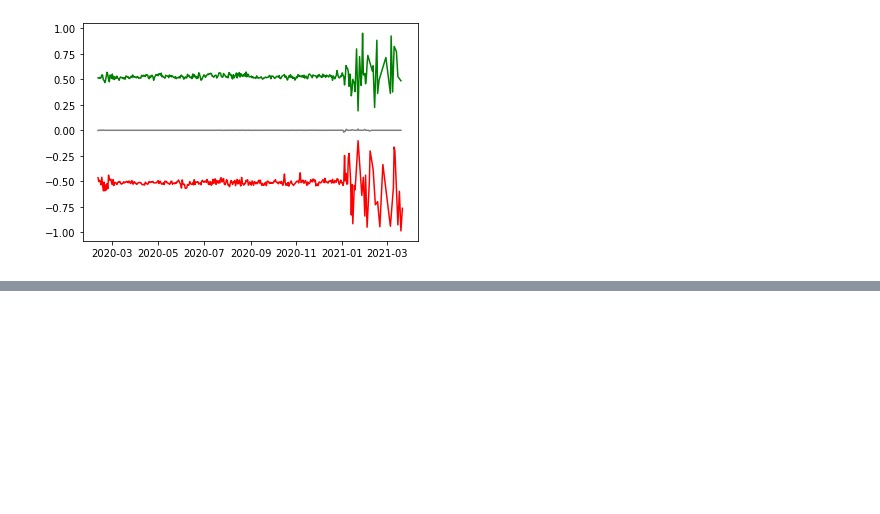
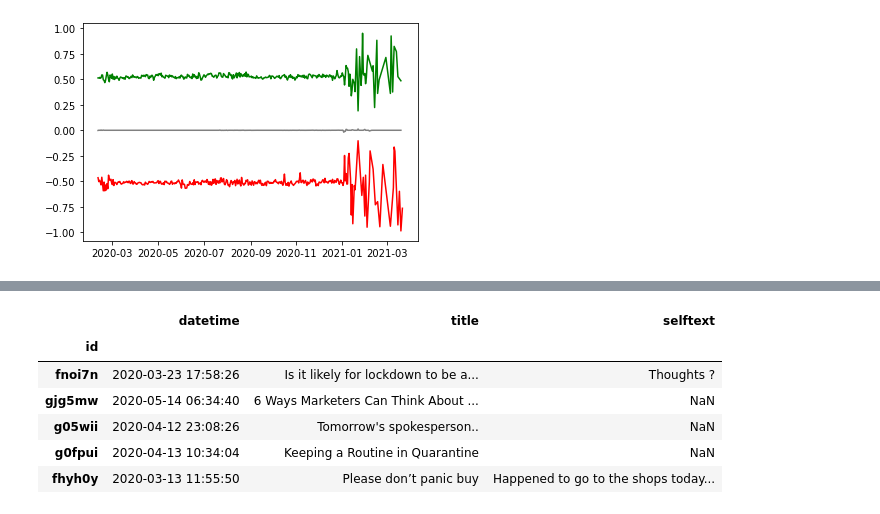
Before and after one commit to ollyjc99/COVID-19-Sentiment-and-Compliance-Analyzer, a Jupyter notebook: Data Analysis.ipynb, the cells around one changed output, grey strips where cells are left out. Drawn from its saved outputs; the diff is of its cells as text; code cells hidden in the pictures; blank space fills up the shorter version.

```diff
--- a/Data Analysis.ipynb
+++ b/Data Analysis.ipynb
@@ -136,3 +162,13 @@ c_df.sample(10)
 | fomuvpu | 2020-04-26 13:36:23 | The WHO suggests that with an ant... | neutral | 0.0000 | g8buor | t1_fommp1o |
 | ggocxud | 2020-12-22 08:51:30 | [removed] | neutral | 0.0000 | khwlpv | t1_ggo5uhp |
 | fnvfdbs | 2020-04-19 11:13:36 | It means poor.\n\n> Disadvantaged... | negative | -0.4019 | g43of3 | t1_fnv6o8t |
+# %%
+s_df.sample(5)
+# %% [output]
+|  | datetime | title | selftext |
+| id |  |  |  |
+| fnoi7n | 2020-03-23 17:58:26 | Is it likely for lockdown to be a... | Thoughts ? |
+| gjg5mw | 2020-05-14 06:34:40 | 6 Ways Marketers Can Think About ... | NaN |
+| g05wii | 2020-04-12 23:08:26 | Tomorrow's spokesperson.. | NaN |
+| g0fpui | 2020-04-13 10:34:04 | Keeping a Routine in Quarantine | NaN |
+| fhyh0y | 2020-03-13 11:55:50 | Please don’t panic buy | Happened to go to the shops today... |
```
Also changed, not shown: parts of 1 cell of this notebook.
